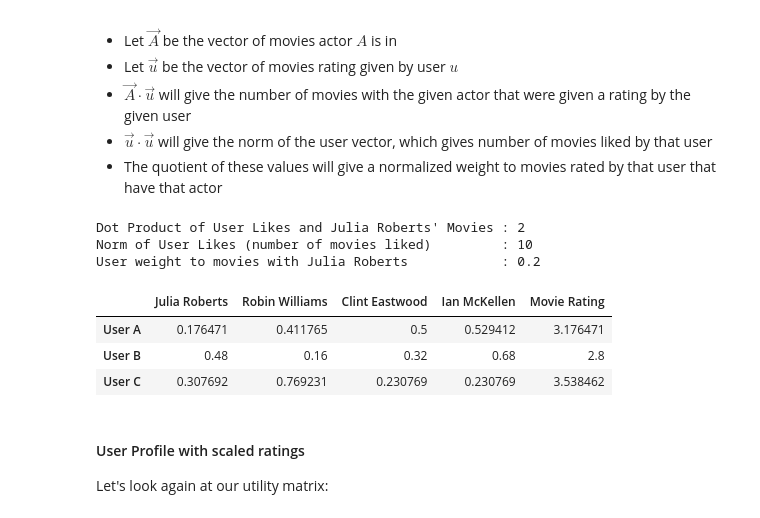
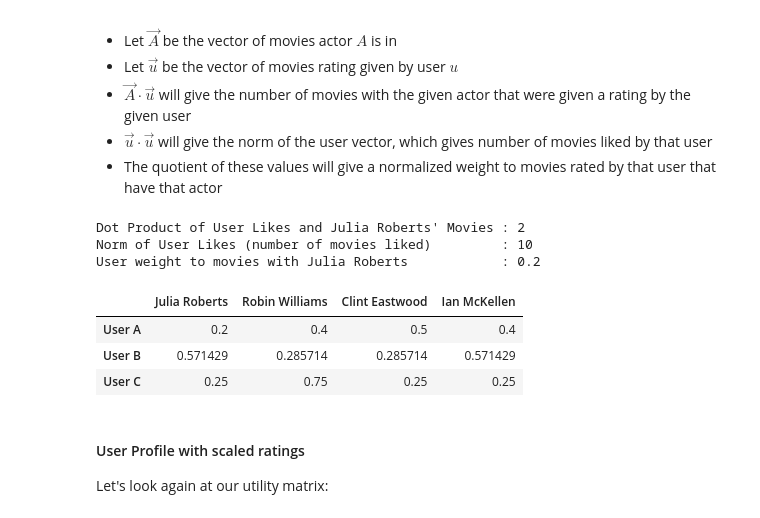
Before and after one commit to drolsonmi/math3280, a Jupyter notebook: Notes/3280_15_Recommendations.ipynb, the cells around one changed output. Drawn from its saved outputs; the diff is of its cells as text; code cells hidden in the pictures.

```diff
--- a/Notes/3280_15_Recommendations.ipynb
+++ b/Notes/3280_15_Recommendations.ipynb
@@ -195,29 +195,29 @@ How to find this:
 # %%
 ## User Profile - binary ratings
 ## Compare with Example 9.3 : Movies given only likes or dislikes
 dotproduct = np.dot(movie_casts['Julia Roberts'], user_likes.loc['User A'])
 norm = np.dot(user_likes.loc['User A'], user_likes.loc['User A'])
 print(f"Dot Product of User Likes and Julia Roberts' Movies : {dotproduct}")
 print(f"Norm of User Likes (number of movies liked)         : {norm}")
 print(f"User weight to movies with Julia Roberts            : {dotproduct / norm}\n")
 
 
-user_profile_likes = pd.DataFrame(columns=actors_list)
+user_profile_likes = pd.DataFrame(columns=actors_list[:-1])
 
-for actor_id in actors_list:
+for actor_id in actors_list[:-1]:
     for user_id in user_ratings.index:
-        user_profile_likes.loc[user_id,actor_id] = np.dot(movie_casts[actor_id], user_ratings.loc[user_id]) / user_ratings.loc[user_id].sum()
+        user_profile_likes.loc[user_id,actor_id] = np.dot(movie_casts[actor_id], user_likes.loc[user_id]) / user_likes.loc[user_id].sum()
 
 user_profile_likes
 #user_profile_likes.drop('Movie Rating', axis=1)
 # %% [output]
 Dot Product of User Likes and Julia Roberts' Movies : 2
 Norm of User Likes (number of movies liked)         : 10
 User weight to movies with Julia Roberts            : 0.2
-|  | Julia Roberts | Robin Williams | Clint Eastwood | Ian McKellen | Movie Rating |
-| User A | 0.176471 | 0.411765 | 0.5 | 0.529412 | 3.176471 |
-| User B | 0.48 | 0.16 | 0.32 | 0.68 | 2.8 |
-| User C | 0.307692 | 0.769231 | 0.230769 | 0.230769 | 3.538462 |
+|  | Julia Roberts | Robin Williams | Clint Eastwood | Ian McKellen |
+| User A | 0.2 | 0.4 | 0.5 | 0.4 |
+| User B | 0.571429 | 0.285714 | 0.285714 | 0.571429 |
+| User C | 0.25 | 0.75 | 0.25 | 0.25 |
 # %% [markdown]
 #### User Profile with scaled ratings
 Let's look again at our utility matrix:
```
Also changed, not shown: parts of 6 cells of this notebook.
